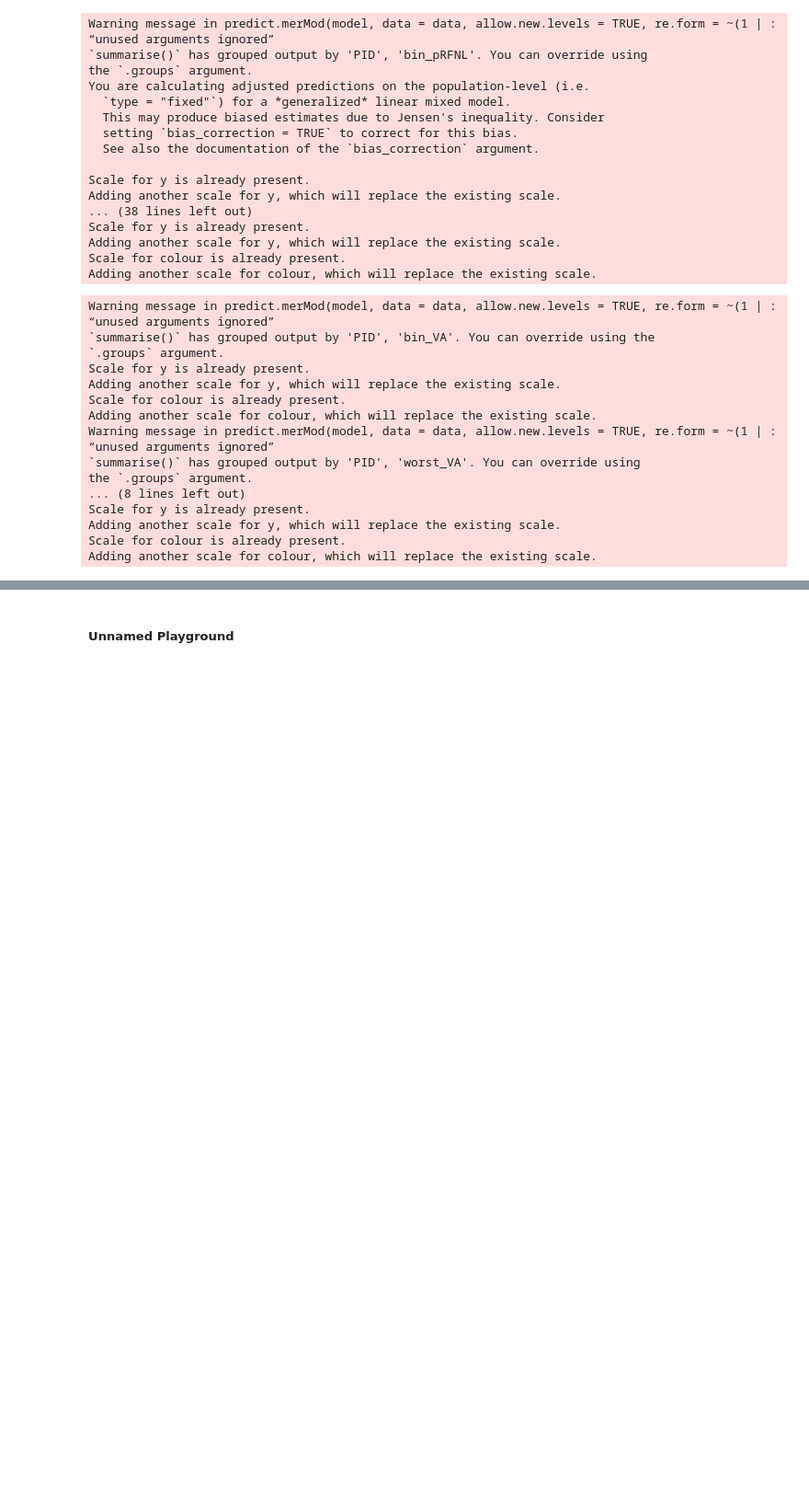
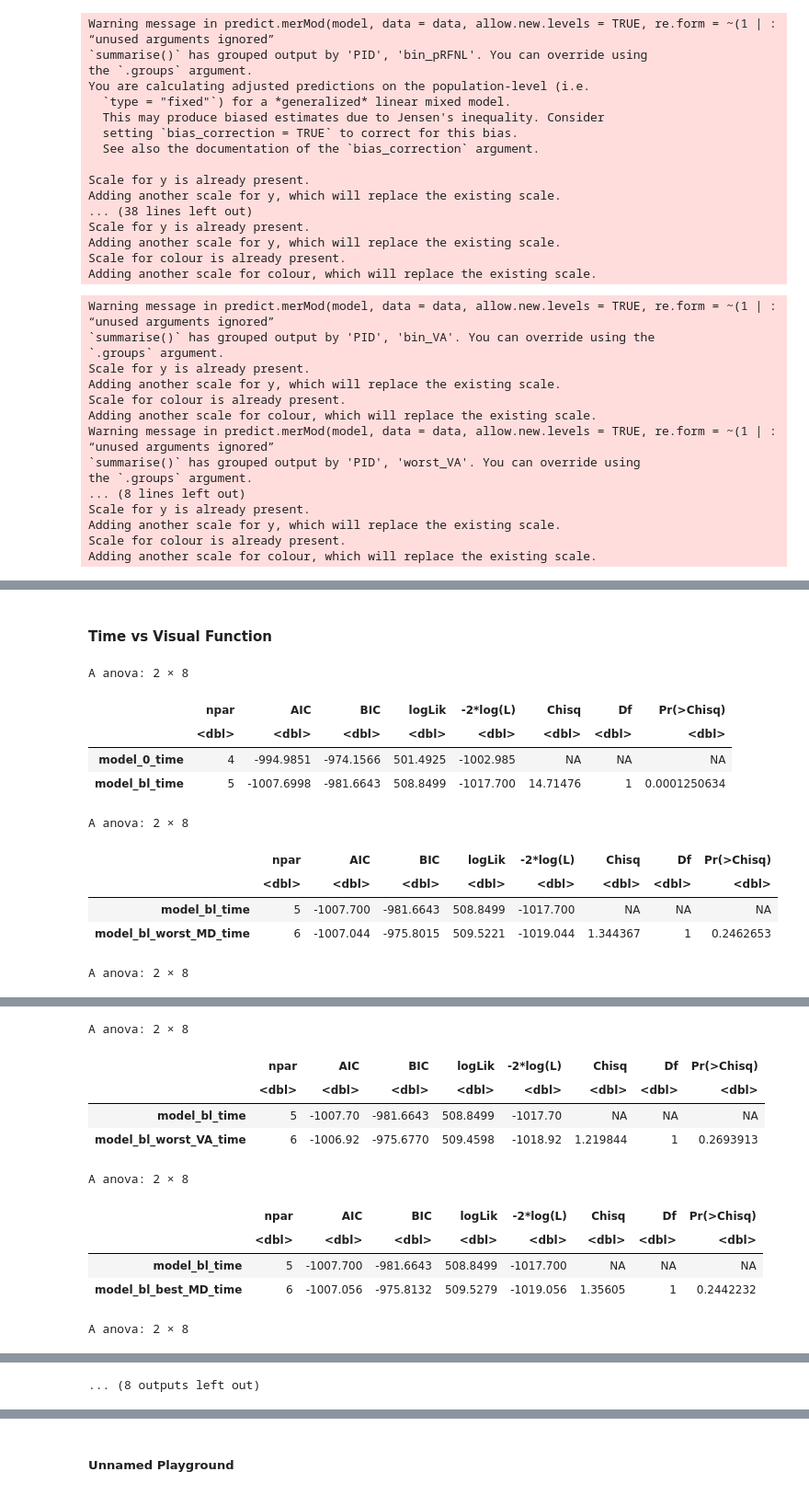
Before and after one commit to SanD94/VReGTrET, a Jupyter notebook: GraphTheory_ET_VR_Westbrueck/Analysis/raw_gaze_analysis/figure_glaucoma_playground.ipynb, the cells around one changed output, grey strips where cells are left out. Shown at 92% size. Cells and saved outputs as stored; diff of their text form; code cells hidden in the pictures; blank space fills up the shorter version.

Commit message:
add emm dwell time vf corr

```diff
--- a/GraphTheory_ET_VR_Westbrueck/Analysis/raw_gaze_analysis/figure_glaucoma_playground.ipynb
+++ b/GraphTheory_ET_VR_Westbrueck/Analysis/raw_gaze_analysis/figure_glaucoma_playground.ipynb
@@ -1059,3 +1059,42 @@ Warning message in is.na(x):
 Warning message in is.na(x):
 “is.na() applied to non-(list or vector) of type 'language'”
 [figure]
+# %% [markdown]
+#### Time vs Visual Function
+# %%
+model_0_time <- glmer(median_clusterDuration ~ 1 + (1 | PID) + (1 | hitObjectColliderName), data = df_combined, family = Gamma(link = "inverse"))
+model_bl_time <- glmer(median_clusterDuration ~ building_location + (1 | PID) + (1 | hitObjectColliderName), data = df_combined, family = Gamma(link = "inverse"))
+model_bl_worst_MD_time  <- glmer(median_clusterDuration ~ worst_MD + building_location + (1 | PID) + (1 | hitObjectColliderName), data = df_combined, family = Gamma(link = "inverse"))
+model_bl_worst_pRFNL_time <- glmer(median_clusterDuration ~ worst_pRFNL + building_location + (1 | PID) + (1 | hitObjectColliderName), data = df_combined, family = Gamma(link = "inverse"))
+model_bl_worst_VA_time <- glmer(median_clusterDuration ~ worst_VA + building_location + (1 | PID) + (1 | hitObjectColliderName), data = df_combined, family = Gamma(link = "inverse"))
+model_bl_best_MD_time  <- glmer(median_clusterDuration ~ best_MD + building_location + (1 | PID) + (1 | hitObjectColliderName), data = df_combined, family = Gamma(link = "inverse"))
+model_bl_best_pRFNL_time <- glmer(median_clusterDuration ~ best_pRFNL + building_location + (1 | PID) + (1 | hitObjectColliderName), data = df_combined, family = Gamma(link = "inverse"))
+model_bl_best_VA_time <- glmer(median_clusterDuration ~ best_VA + building_location + (1 | PID) + (1 | hitObjectColliderName), data = df_combined, family = Gamma(link = "inverse"))
+model_bl_bin_MD_time  <- glmer(median_clusterDuration ~ bin_MD + building_location + (1 | PID) + (1 | hitObjectColliderName), data = df_combined, family = Gamma(link = "inverse"))
+model_bl_bin_pRFNL_time <- glmer(median_clusterDuration ~ bin_pRFNL + building_location + (1 | PID) + (1 | hitObjectColliderName), data = df_combined, family = Gamma(link = "inverse"))
+model_bl_bin_VA_time <- glmer(median_clusterDuration ~ bin_VA + building_location + (1 | PID) + (1 | hitObjectColliderName), data = df_combined, family = Gamma(link = "inverse"))
+
+
+
+anova(model_bl_time, model_0_time)
+anova(model_bl_worst_MD_time, model_bl_time)
+anova(model_bl_worst_pRFNL_time, model_bl_time)
+anova(model_bl_worst_VA_time, model_bl_time)
+anova(model_bl_best_MD_time, model_bl_time)
+anova(model_bl_best_pRFNL_time, model_bl_time)
+anova(model_bl_best_VA_time, model_bl_time)
+anova(model_bl_bin_MD_time, model_bl_time)
+anova(model_bl_bin_pRFNL_time, model_bl_time)
+anova(model_bl_bin_VA_time, model_bl_time)
+# %% [output]
+A anova: 2 × 8
+|  | npar | AIC | BIC | logLik | -2*log(L) | Chisq | Df | Pr(>Chisq) |
+|  | <dbl> | <dbl> | <dbl> | <dbl> | <dbl> | <dbl> | <dbl> | <dbl> |
+| model_0_time | 4 | -994.9851 | -974.1566 | 501.4925 | -1002.985 | NA | NA | NA |
+| model_bl_time | 5 | -1007.6998 | -981.6643 | 508.8499 | -1017.700 | 14.71476 | 1 | 0.0001250634 |
+A anova: 2 × 8
+|  | npar | AIC | BIC | logLik | -2*log(L) | Chisq | Df | Pr(>Chisq) |
+|  | <dbl> | <dbl> | <dbl> | <dbl> | <dbl> | <dbl> | <dbl> | <dbl> |
+| model_bl_time | 5 | -1007.700 | -981.6643 | 508.8499 | -1017.700 | NA | NA | NA |
+| model_bl_worst_MD_time | 6 | -1007.044 | -975.8015 | 509.5221 | -1019.044 | 1.344367 | 1 | 0.2462653 |
+A anova: 2 × 8
@@ -1061,0 +1105,11 @@ Warning message in is.na(x):
+A anova: 2 × 8
+|  | npar | AIC | BIC | logLik | -2*log(L) | Chisq | Df | Pr(>Chisq) |
+|  | <dbl> | <dbl> | <dbl> | <dbl> | <dbl> | <dbl> | <dbl> | <dbl> |
+| model_bl_time | 5 | -1007.70 | -981.6643 | 508.8499 | -1017.70 | NA | NA | NA |
+| model_bl_worst_VA_time | 6 | -1006.92 | -975.6770 | 509.4598 | -1018.92 | 1.219844 | 1 | 0.2693913 |
+A anova: 2 × 8
+|  | npar | AIC | BIC | logLik | -2*log(L) | Chisq | Df | Pr(>Chisq) |
+|  | <dbl> | <dbl> | <dbl> | <dbl> | <dbl> | <dbl> | <dbl> | <dbl> |
+| model_bl_time | 5 | -1007.700 | -981.6643 | 508.8499 | -1017.700 | NA | NA | NA |
+| model_bl_best_MD_time | 6 | -1007.056 | -975.8132 | 509.5279 | -1019.056 | 1.35605 | 1 | 0.2442232 |
+A anova: 2 × 8
@@ -1061,0 +1120 @@ Warning message in is.na(x):
+... (8 outputs left out)
```
Also changed, not shown: parts of 5 cells of this notebook.
